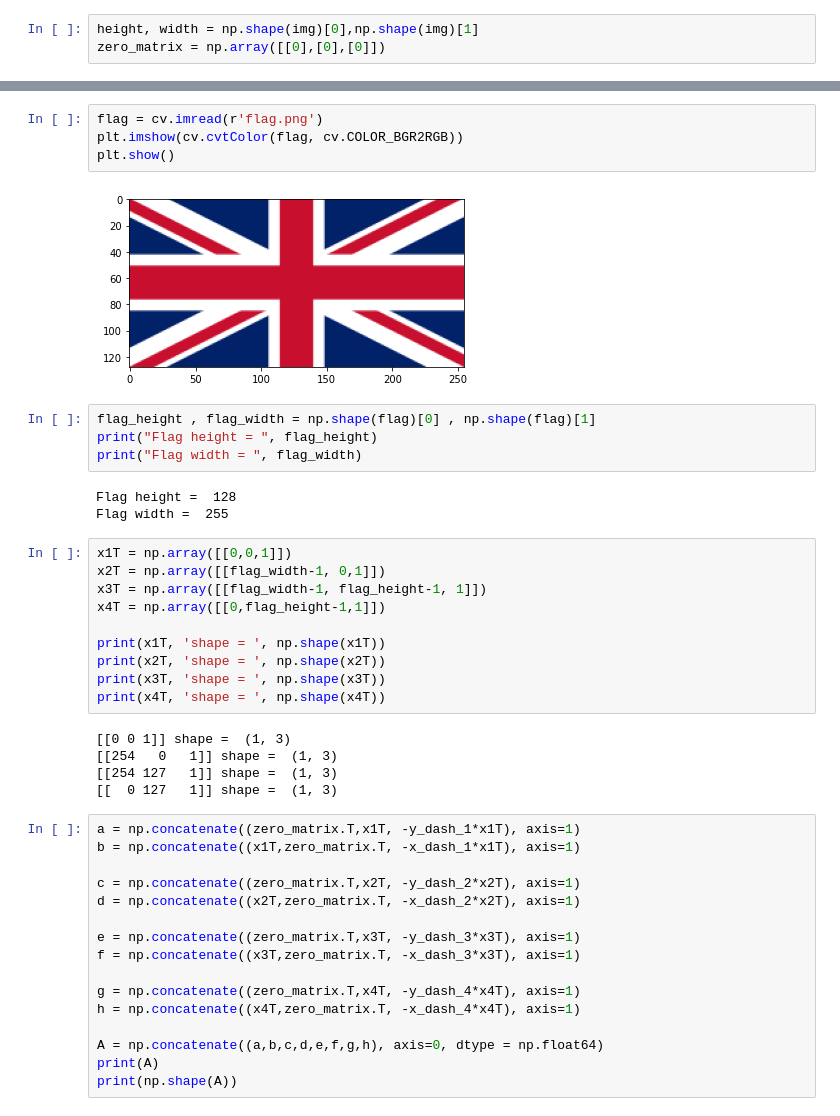
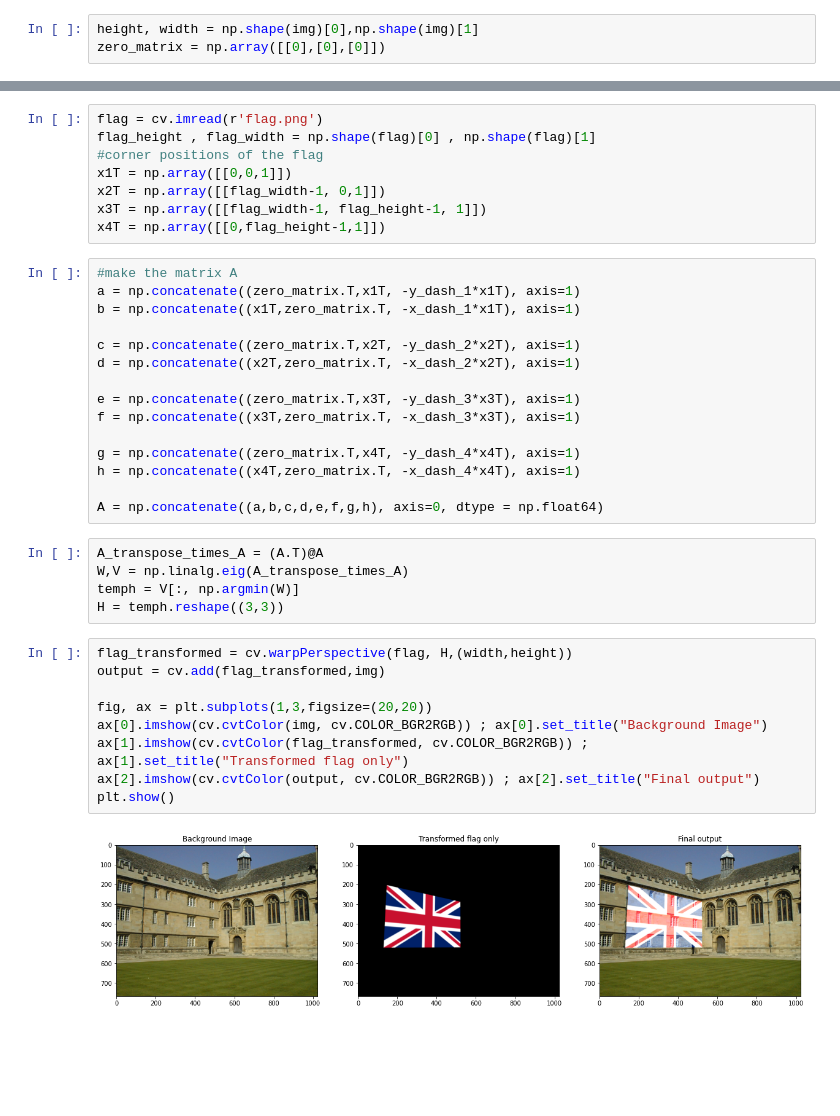
Before and after one commit to ChamithDilshan/EN2550_Image_processing_and_machine_vision, a Jupyter notebook: Assignments/Assignment_2/code.ipynb, the cells around one changed output, grey strips where cells are left out. Saved outputs shown, nothing was run; the diff lists cells and outputs as text; blank space fills up the shorter version.

```diff
--- a/Assignments/Assignment_2/code.ipynb
+++ b/Assignments/Assignment_2/code.ipynb
@@ -233,32 +219,13 @@ plt.ylim(0,height)
-# %%
-flag = cv.imread(r'flag.png')
-plt.imshow(cv.cvtColor(flag, cv.COLOR_BGR2RGB))
-plt.show()
-# %% [output]
-[figure, removed]
-# %%
-flag_height , flag_width = np.shape(flag)[0] , np.shape(flag)[1]
-print("Flag height = ", flag_height)
-print("Flag width = ", flag_width)
-# %% [output]
-Flag height =  128
-Flag width =  255
 # %%
+flag = cv.imread(r'flag.png')
+flag_height , flag_width = np.shape(flag)[0] , np.shape(flag)[1]
+#corner positions of the flag
 x1T = np.array([[0,0,1]])
 x2T = np.array([[flag_width-1, 0,1]])
 x3T = np.array([[flag_width-1, flag_height-1, 1]])
 x4T = np.array([[0,flag_height-1,1]])
-
-print(x1T, 'shape = ', np.shape(x1T))
-print(x2T, 'shape = ', np.shape(x2T))
-print(x3T, 'shape = ', np.shape(x3T))
-print(x4T, 'shape = ', np.shape(x4T))
-# %% [output]
-[[0 0 1]] shape =  (1, 3)
-[[254   0   1]] shape =  (1, 3)
-[[254 127   1]] shape =  (1, 3)
-[[  0 127   1]] shape =  (1, 3)
 # %%
+#make the matrix A
 a = np.concatenate((zero_matrix.T,x1T, -y_dash_1*x1T), axis=1)
 b = np.concatenate((x1T,zero_matrix.T, -x_dash_1*x1T), axis=1)
 
@@ -272,5 +239,19 @@ g = np.concatenate((zero_matrix.T,x4T, -y_dash_4*x4T), axis=1)
 h = np.concatenate((x4T,zero_matrix.T, -x_dash_4*x4T), axis=1)
 
 A = np.concatenate((a,b,c,d,e,f,g,h), axis=0, dtype = np.float64)
-print(A)
-print(np.shape(A))
+# %%
+A_transpose_times_A = (A.T)@A
+W,V = np.linalg.eig(A_transpose_times_A)
+temph = V[:, np.argmin(W)]
+H = temph.reshape((3,3))
+# %%
+flag_transformed = cv.warpPerspective(flag, H,(width,height))
+output = cv.add(flag_transformed,img)
+
+fig, ax = plt.subplots(1,3,figsize=(20,20))
+ax[0].imshow(cv.cvtColor(img, cv.COLOR_BGR2RGB)) ; ax[0].set_title("Background Image")
+ax[1].imshow(cv.cvtColor(flag_transformed, cv.COLOR_BGR2RGB)) ; ax[1].set_title("Transformed flag only")
+ax[2].imshow(cv.cvtColor(output, cv.COLOR_BGR2RGB)) ; ax[2].set_title("Final output")
+plt.show()
+# %% [output]
+[figure, added]
```
Also changed, not shown: parts of 8 cells of this notebook.
